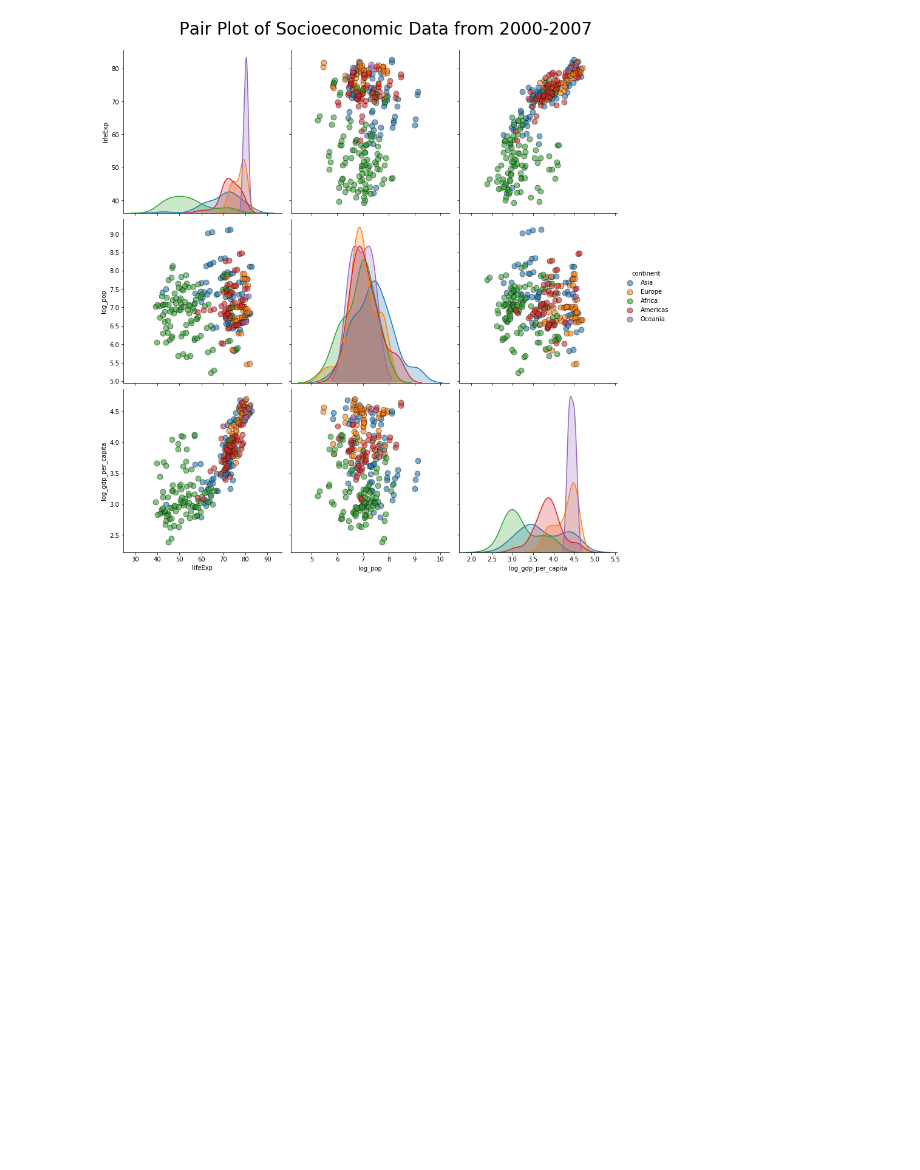
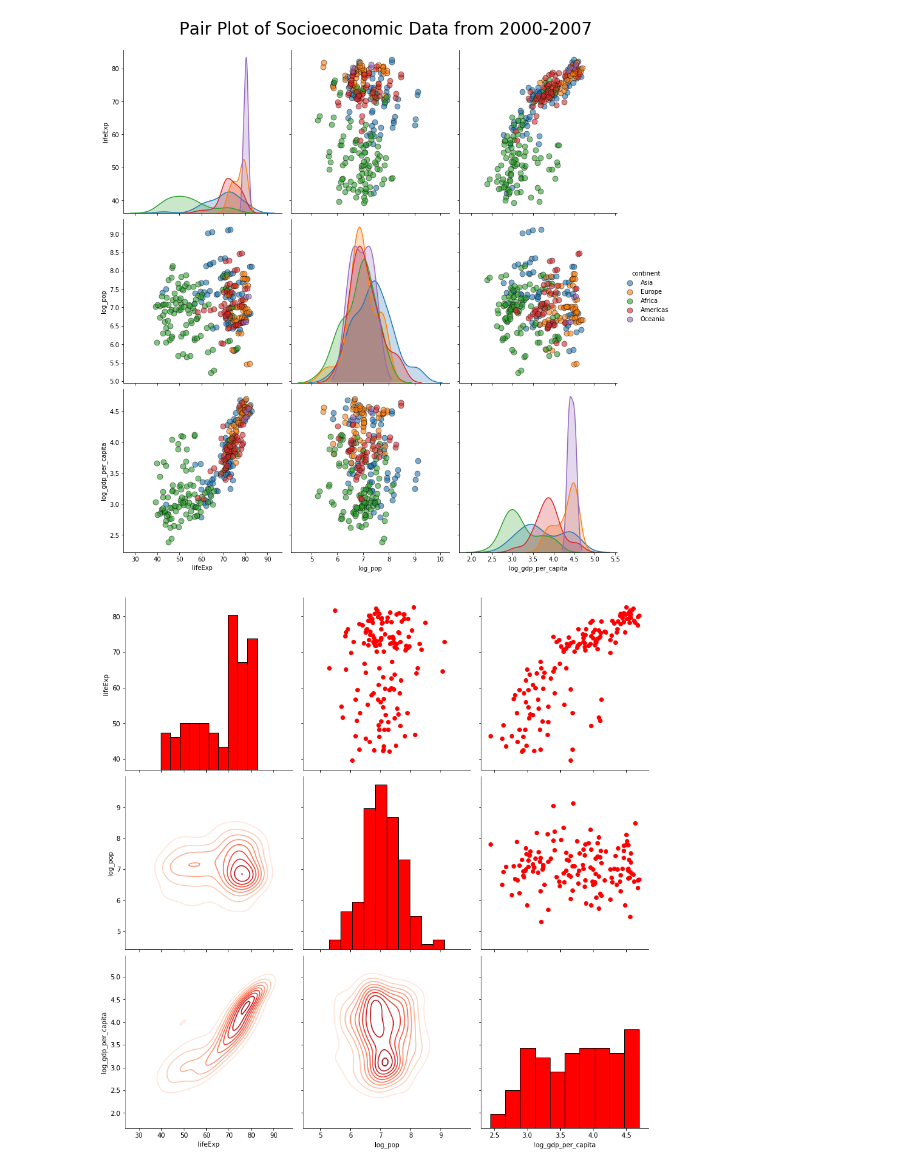
Before and after one commit to Rishant96/PipelineTut, a Jupyter notebook: seaborn_ead_pairsplot.ipynb, the cells around one changed output. Drawn from its saved outputs; the diff is of its cells as text; code cells hidden in the pictures; blank space fills up the shorter version.

```diff
--- a/seaborn_ead_pairsplot.ipynb
+++ b/seaborn_ead_pairsplot.ipynb
@@ -24,5 +24,5 @@ sns.pairplot(df)
 df['log_pop'] = np.log10(df['pop'])
 df['log_gdp_per_capita'] = np.log10(df['gdpPercap'])
 
-df = df.drop(['pop', 'gdpPercap'], axis=1)
+df_log = df.drop(['pop', 'gdpPercap'], axis=1)
 # %%
@@ -48,3 +48,20 @@ plt.suptitle('Pair Plot of Socioeconomic Data from 2000-2007',
              size=28, y=1.05);
 # %% [output]
 [figure]
+# %%
+# Create an instance of the PairGrid class.
+grid = sns.PairGrid(data=df_log[df_log['year'] == 2007],
+                   vars=['lifeExp', 'log_pop', 'log_gdp_per_capita'],
+                   height=4)
+
+# Map a scatter plot to the upper triangle
+grid = grid.map_upper(plt.scatter, color='red')
+
+# Map a histogram to the diagonal
+grid = grid.map_diag(plt.hist, bins=10, color='red',
+                     edgecolor='k')
+
+# Map a density plot to the lower triangle
+grid = grid.map_lower(sns.kdeplot, cmap='Reds')
+# %% [output]
+[figure, added]
```
Also changed, not shown: parts of 5 cells of this notebook.
